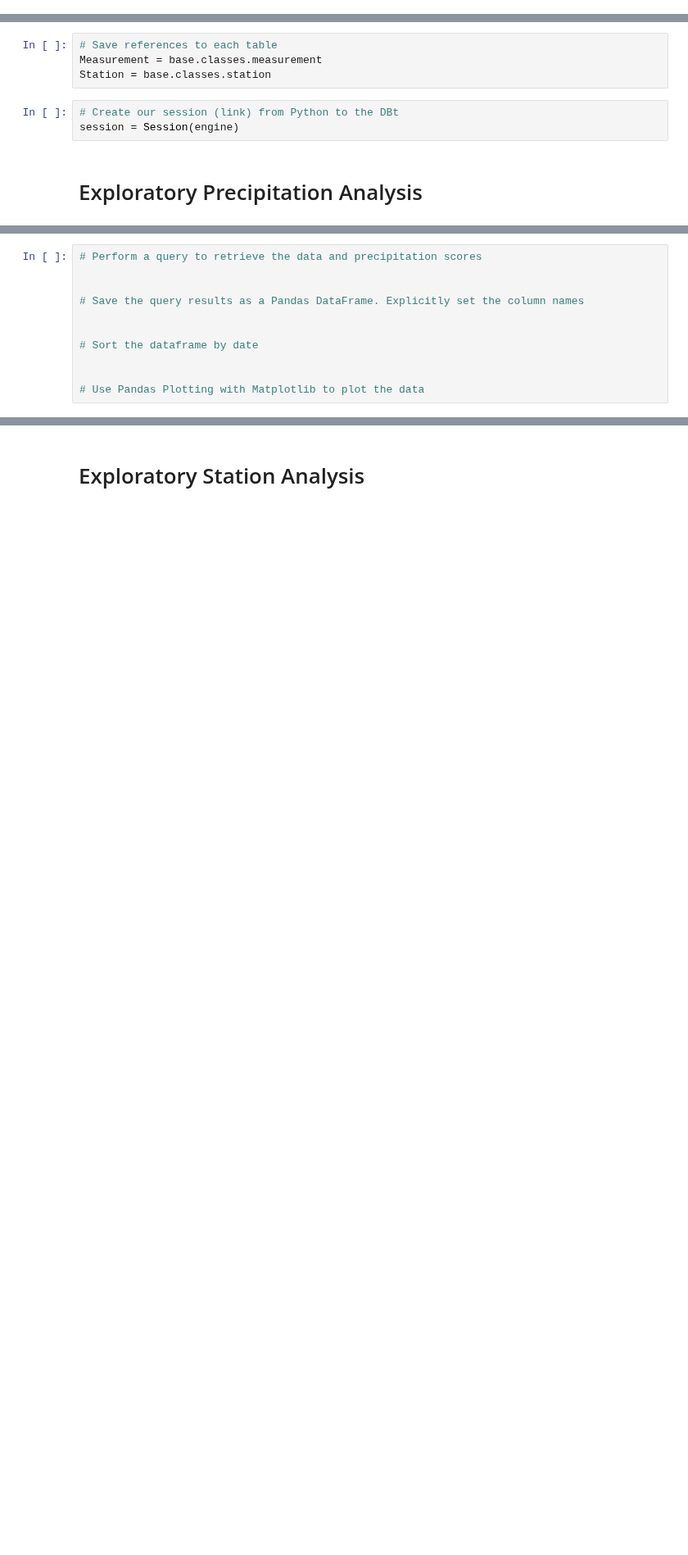
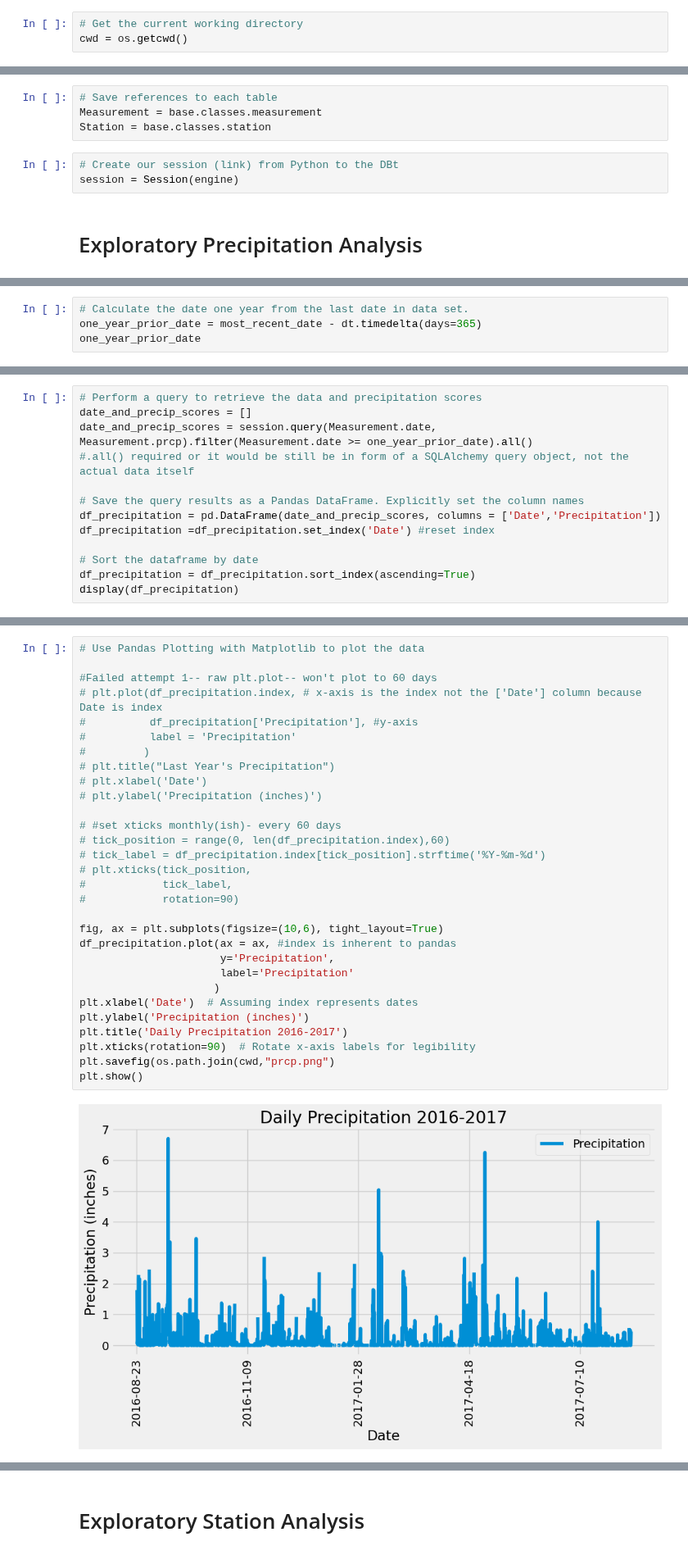
Before and after one commit to wallago-caite/sqlalchemy-challenge, a Jupyter notebook: SurfsUp/climate_starter.ipynb, the cells around one changed output, grey strips where cells are left out. Shown at 82% size. Saved outputs shown, nothing was run; the diff lists cells and outputs as text; blank space fills up the shorter version.

Commit message:
update to jupyter file- plot 1 complete, plot 2 working on

```diff
--- a/SurfsUp/climate_starter.ipynb
+++ b/SurfsUp/climate_starter.ipynb
@@ -16,6 +18,9 @@ from sqlalchemy.ext.automap import automap_base
 from sqlalchemy.orm import Session
 from sqlalchemy import create_engine, func
 from sqlalchemy import inspect
+# %%
+# Get the current working directory
+cwd = os.getcwd()
 # %%
 # create engine to hawaii.sqlite
 engine = sql.create_engine("sqlite:///Resources/hawaii.sqlite")
@@ -64,0 +92,4 @@ session = Session(engine)
+# %%
+# Calculate the date one year from the last date in data set.
+one_year_prior_date = most_recent_date - dt.timedelta(days=365)
+one_year_prior_date
@@ -65,11 +98,13 @@ session = Session(engine)
 # %%
 # Perform a query to retrieve the data and precipitation scores
-
+date_and_precip_scores = []
+date_and_precip_scores = session.query(Measurement.date, Measurement.prcp).filter(Measurement.date >= one_year_prior_date).all()
+#.all() required or it would be still be in form of a SQLAlchemy query object, not the actual data itself
 
 # Save the query results as a Pandas DataFrame. Explicitly set the column names
-
+df_precipitation = pd.DataFrame(date_and_precip_scores, columns = ['Date','Precipitation'])
+df_precipitation =df_precipitation.set_index('Date') #reset index
 
 # Sort the dataframe by date
-
-
-# Use Pandas Plotting with Matplotlib to plot the data
+df_precipitation = df_precipitation.sort_index(ascending=True)
+display(df_precipitation)
@@ -76,2 +126,34 @@ session = Session(engine)
+# %%
+# Use Pandas Plotting with Matplotlib to plot the data
+
+#Failed attempt 1-- raw plt.plot-- won't plot to 60 days
+# plt.plot(df_precipitation.index, # x-axis is the index not the ['Date'] column because Date is index
+#          df_precipitation['Precipitation'], #y-axis
+#          label = 'Precipitation'
+#         )
+# plt.title("Last Year's Precipitation")
+# plt.xlabel('Date')
+# plt.ylabel('Precipitation (inches)')
+
+# #set xticks monthly(ish)- every 60 days
+# tick_position = range(0, len(df_precipitation.index),60)
+# tick_label = df_precipitation.index[tick_position].strftime('%Y-%m-%d')
+# plt.xticks(tick_position,
+#            tick_label,
+#            rotation=90)
+
+fig, ax = plt.subplots(figsize=(10,6), tight_layout=True)
+df_precipitation.plot(ax = ax, #index is inherent to pandas
+                      y='Precipitation',
+                      label='Precipitation'
+                     )
+plt.xlabel('Date')  # Assuming index represents dates
+plt.ylabel('Precipitation (inches)')
+plt.title('Daily Precipitation 2016-2017')
+plt.xticks(rotation=90)  # Rotate x-axis labels for legibility
+plt.savefig(os.path.join(cwd,"prcp.png")
+plt.show()
+# %% [output]
+[figure, added]
 # %%
 # Use Pandas to calculate the summary statistics for the precipitation data
```
Also changed, not shown: parts of 17 cells of this notebook, 1 other file.
